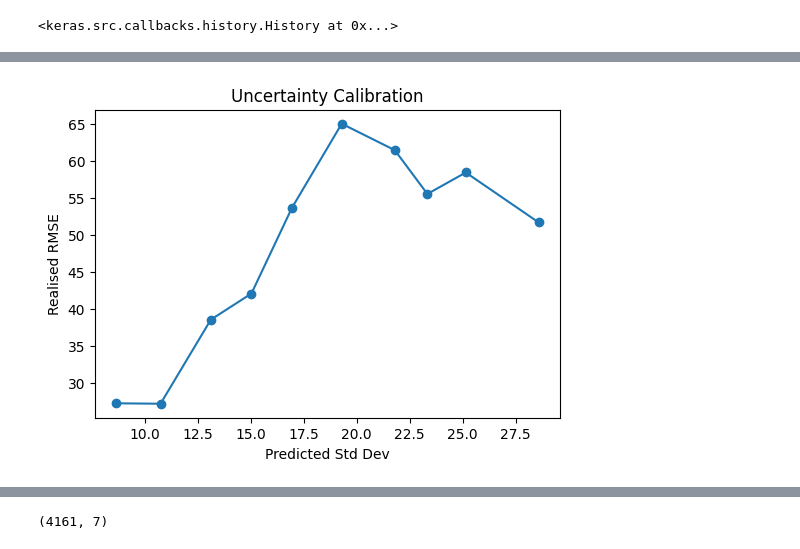
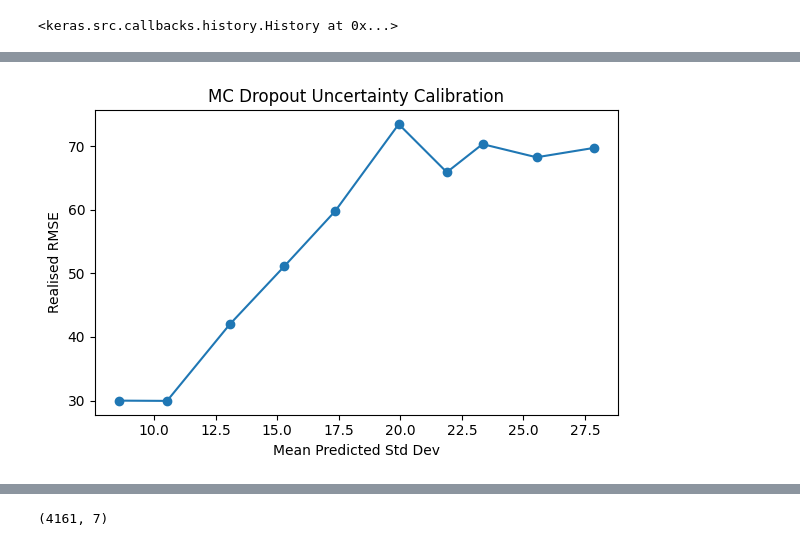
Before and after one commit to Pulkit9918/Assignment-1, a Jupyter notebook: z5708011_assignment1.ipynb, the cells around one changed output, grey strips where cells are left out. Cells and saved outputs as stored; diff of their text form; code cells hidden in the pictures.

```diff
--- a/z5708011_assignment1.ipynb
+++ b/z5708011_assignment1.ipynb
@@ -1128,7 +1124,7 @@ multitask_model.fit(
     validation_data=(X_val_scaled, [y_val_np[:, i] for i in range(7)]),
     epochs=100,
     batch_size=32,
-    callbacks=[EarlyStopping(monitor="val_loss", patience=10, restore_best_weights=True)],
+    callbacks=[EarlyStopping(monitor="val_loss", patience=15, restore_best_weights=True)],
     verbose=0
 )
 
@@ -1288,7 +1271,7 @@ mc_model.fit(
     validation_data=(X_val_scaled, y_val_np),
     epochs=100,
     batch_size=32,
-    callbacks=[EarlyStopping(patience=10, restore_best_weights=True)],
+    callbacks=[EarlyStopping(patience=15, restore_best_weights=True)],
     verbose=0
 )
 # %% [output]
@@ -1334,25 +1336,26 @@ mc_df
 # %%
 pred_std = mc_std.mean(axis=1)
 
-errors = np.sqrt((mc_mean - y_test_np)**2).mean(axis=1)
+errors = np.sqrt(np.mean((mc_mean - y_test_np) ** 2, axis=1))
 
-bins = pd.qcut(pred_std, q=10)
+bins = pd.qcut(pred_std, q=10, duplicates="drop")
 
 calibration = pd.DataFrame({
     "std": pred_std,
     "rmse": errors,
     "bin": bins
 })
 
-calibration_df = calibration.groupby("bin").mean()
+calibration_df = calibration.groupby("bin")[["std", "rmse"]].mean()
 
-plt.figure(figsize=(6,4))
+plt.figure(figsize=(6, 4))
 plt.plot(calibration_df["std"], calibration_df["rmse"], marker="o")
-plt.xlabel("Predicted Std Dev")
+plt.xlabel("Mean Predicted Std Dev")
 plt.ylabel("Realised RMSE")
-plt.title("Uncertainty Calibration")
+plt.title("MC Dropout Uncertainty Calibration")
+plt.tight_layout()
 plt.show()
 # %% [output]
-[figure, old version]
+[figure, new version]
 # %% [markdown]
 ### 15. Temporal Attention Mechanism
```
Also changed, not shown: parts of 56 cells of this notebook, 13 other files.
